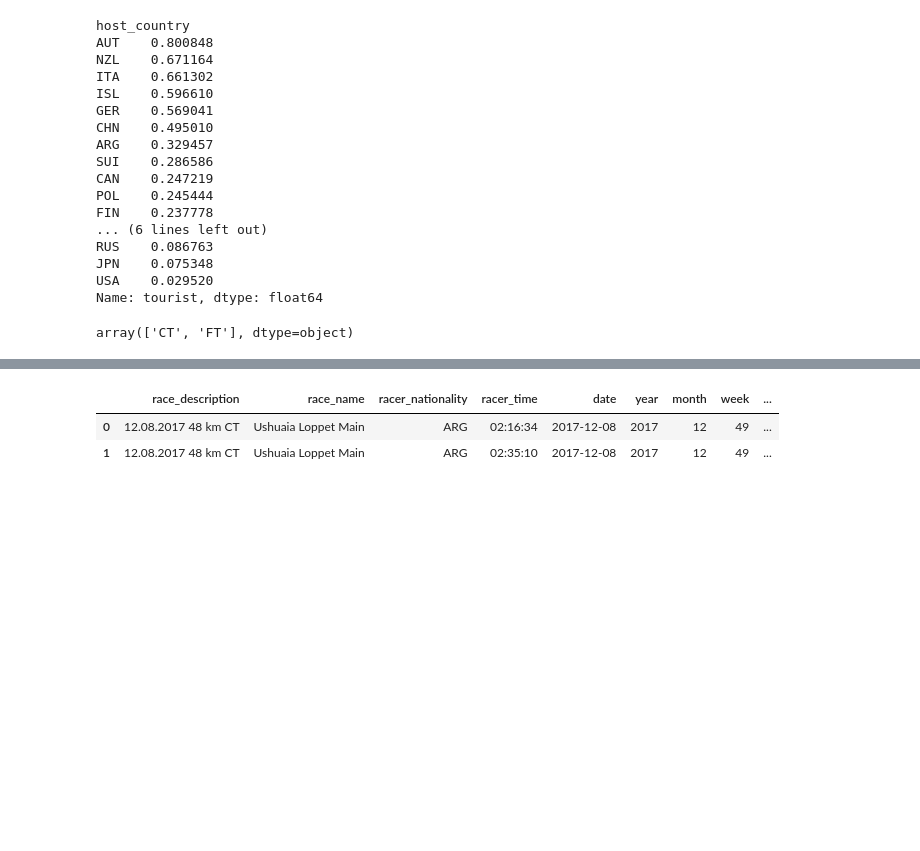
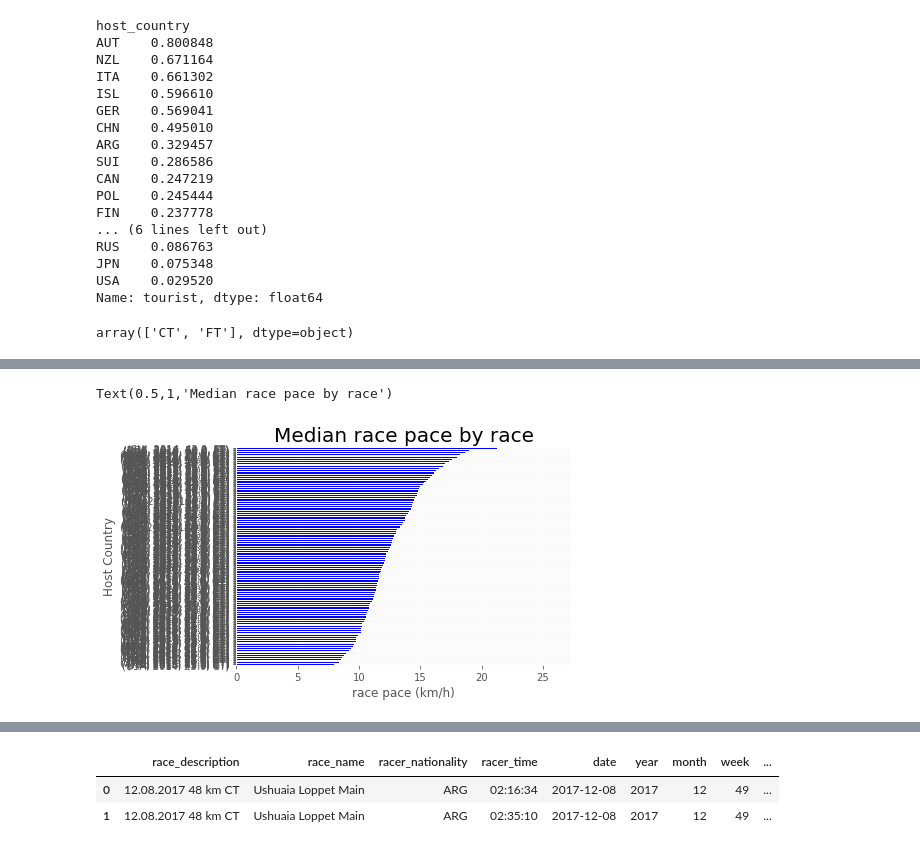
Before and after one commit to macphd/ski-tourism, a Jupyter notebook: munging/ski_race_munging.ipynb, the cells around one changed output, grey strips where cells are left out. Drawn from its saved outputs; the diff is of its cells as text; code cells hidden in the pictures; blank space fills up the shorter version.

```diff
--- a/munging/ski_race_munging.ipynb
+++ b/munging/ski_race_munging.ipynb
@@ -167,0 +213,8 @@ race_dnf = new_race_df[pd.isnull(new_race_df.racer_pace)].copy()
+# %%
+race_finishers.groupby(['host_country', 'year', 'distance', 'style'])['racer_pace'].median().sort_values().plot(kind = 'barh', color='b')
+plt.xlabel('race pace (km/h)')
+plt.ylabel('Host Country')
+plt.title('Median race pace by race', fontsize=20)
+# %% [output]
+Text(0.5,1,'Median race pace by race')
+[figure, added]
```
Also changed, not shown: parts of 42 cells of this notebook.
